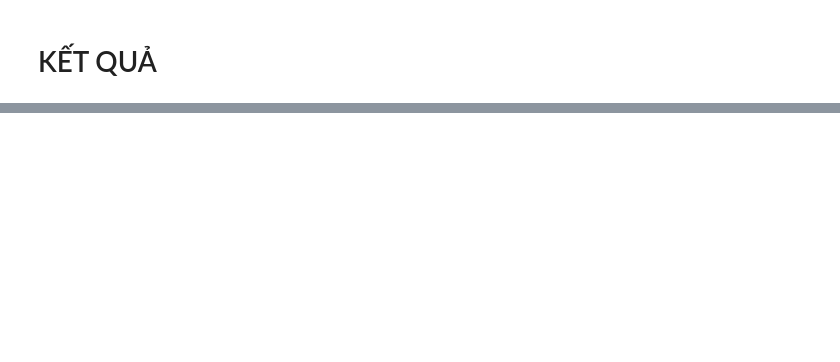
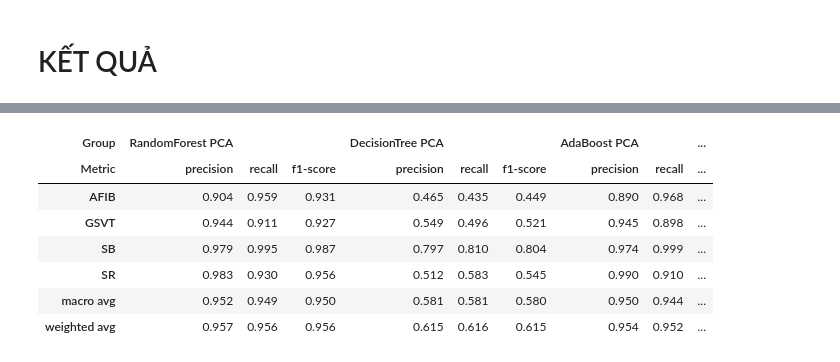
Before and after one commit to PeihPeih/ECG, a Jupyter notebook: Result.ipynb, the cells around one changed output, grey strips where cells are left out. Cells and saved outputs as stored; diff of their text form; code cells hidden in the pictures; blank space fills up the shorter version.

```diff
--- a/Result.ipynb
+++ b/Result.ipynb
@@ -117,0 +78,19 @@ SVM_PCA_99, KNN_PCA_99:  Kết quả khi train với data là data đi qua lớp
+# %%
+d = pd.concat([result_rf_pca_df, result_dt_pca_df, result_ada_pca_df, result_xgb_pca_df], axis = 1).drop(columns = ["Unnamed: 0", "support"]).round(3)
+groups = ['RandomForest PCA']*3 + ['DecisionTree PCA']*3 + ['AdaBoost PCA']*3  + ['XGBoost PCA']*3
+metrics = ['precision', 'recall', 'f1-score'] * 4
+
+result = pd.MultiIndex.from_arrays([groups, metrics], names=['Group', 'Metric'])
+d.columns = result
+d.index = result_svm_df["Unnamed: 0"].values
+d = d.drop('accuracy', axis = 0)
+d
+# %% [output]
+| Group | RandomForest PCA |  |  | DecisionTree PCA |  |  | AdaBoost PCA |  | ... |
+| Metric | precision | recall | f1-score | precision | recall | f1-score | precision | recall | ... |
+| AFIB | 0.904 | 0.959 | 0.931 | 0.465 | 0.435 | 0.449 | 0.890 | 0.968 | ... |
+| GSVT | 0.944 | 0.911 | 0.927 | 0.549 | 0.496 | 0.521 | 0.945 | 0.898 | ... |
+| SB | 0.979 | 0.995 | 0.987 | 0.797 | 0.810 | 0.804 | 0.974 | 0.999 | ... |
+| SR | 0.983 | 0.930 | 0.956 | 0.512 | 0.583 | 0.545 | 0.990 | 0.910 | ... |
+| macro avg | 0.952 | 0.949 | 0.950 | 0.581 | 0.581 | 0.580 | 0.950 | 0.944 | ... |
+| weighted avg | 0.957 | 0.956 | 0.956 | 0.615 | 0.616 | 0.615 | 0.954 | 0.952 | ... |
```
Also changed, not shown: parts of 21 cells of this notebook, 18 other files.
